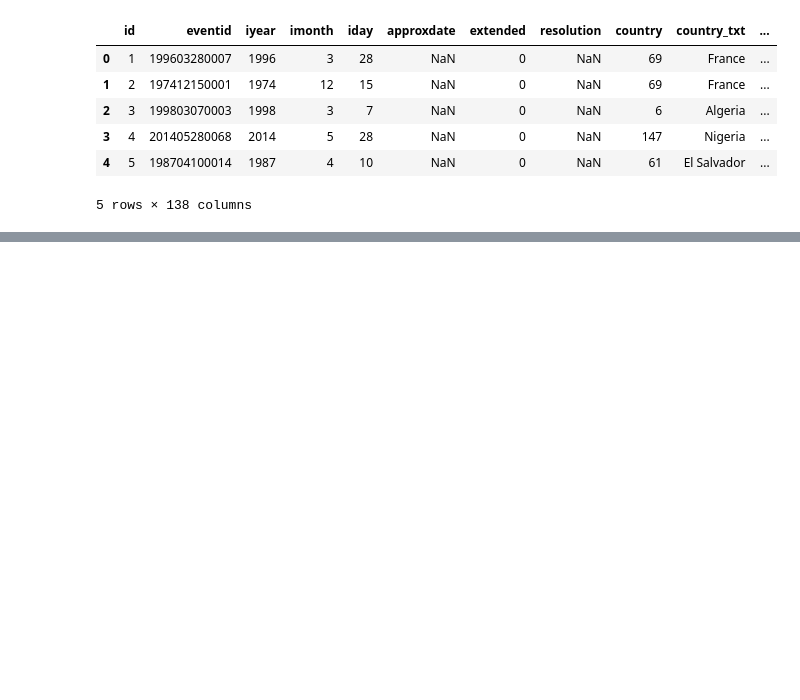
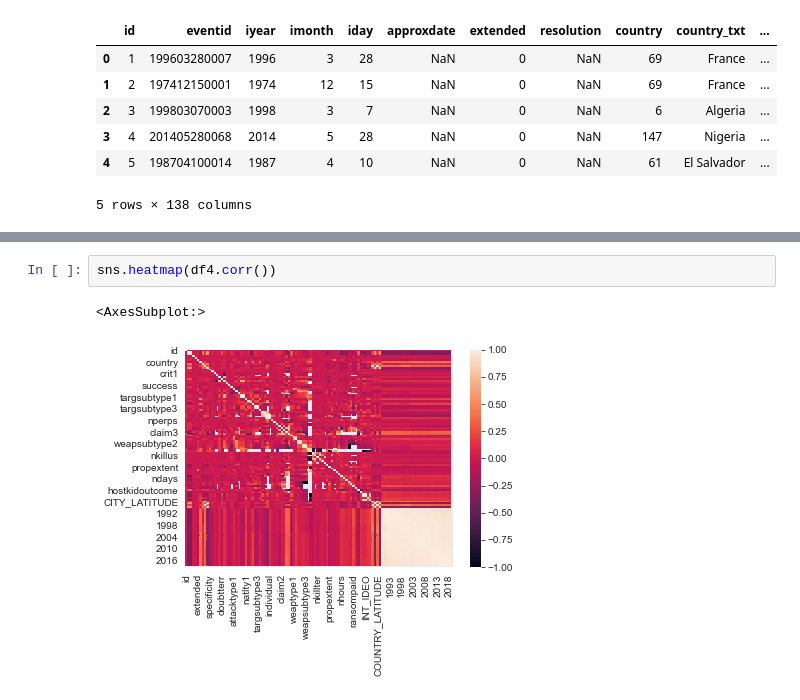
Before and after one commit to mehmetsar/challenges, a Jupyter notebook: Global.ipynb, the cells around one changed output, grey strips where cells are left out. Drawn from its saved outputs; the diff is of its cells as text; blank space fills up the shorter version.

```diff
--- a/Global.ipynb
+++ b/Global.ipynb
@@ -41,0 +157,5 @@ Index(['Iraq', 'Pakistan', 'Afghanistan', 'India', 'Colombia', 'Philippines',
+# %%
+sns.heatmap(df4.corr())
+# %% [output]
+<AxesSubplot:>
+[figure, added]
```
Also changed, not shown: parts of 20 cells of this notebook.
